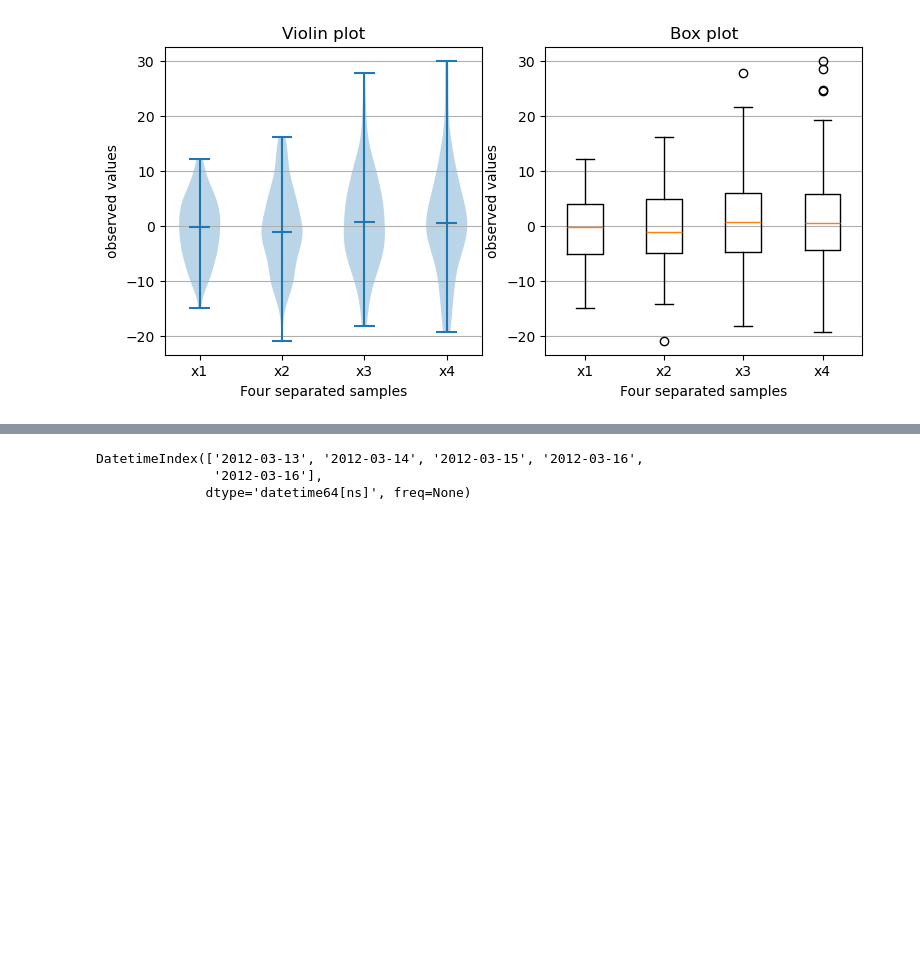
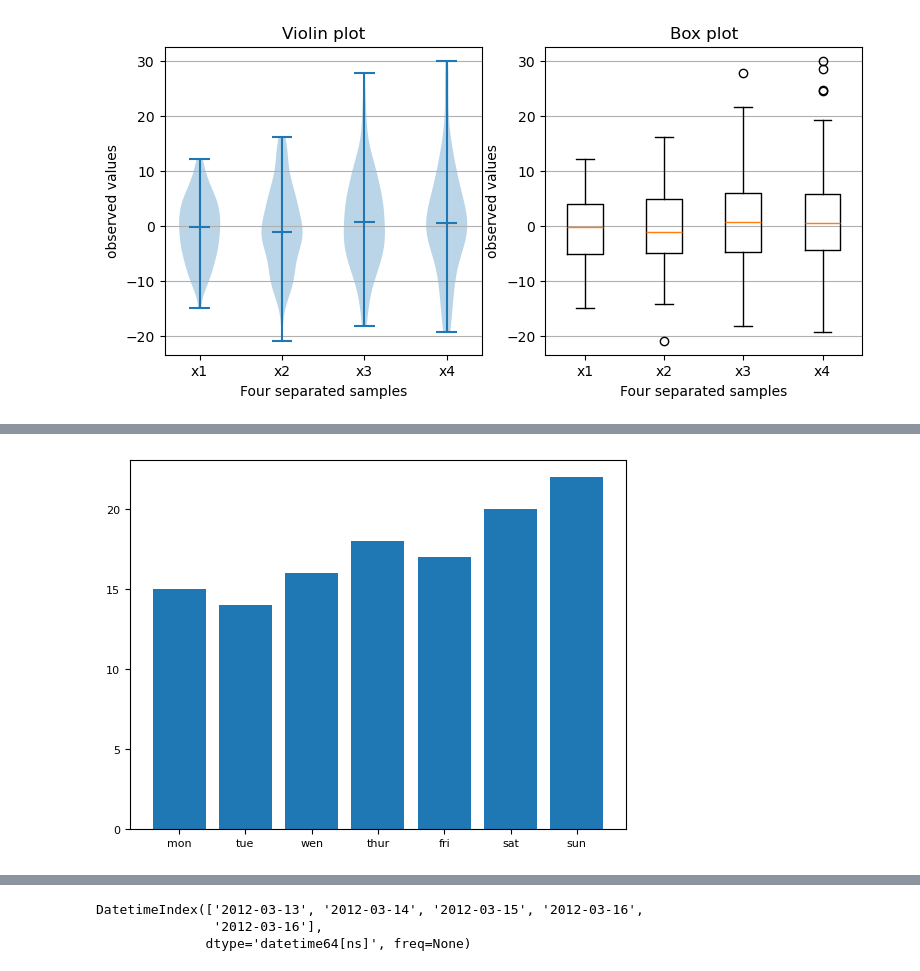
Before and after one commit to namsuhyeong/numpypr, a Jupyter notebook: numpy_basic_01.ipynb, the cells around one changed output, grey strips where cells are left out. Cells and saved outputs as stored; diff of their text form; code cells hidden in the pictures; blank space fills up the shorter version.

```diff
--- a/numpy_basic_01.ipynb
+++ b/numpy_basic_01.ipynb
@@ -874,0 +913,13 @@ plt.show()
+# %%
+# bar graph : 막대 그래프
+import matplotlib.pyplot as plt
+%matplotlib inline
+
+x = ['mon', 'tue', 'wen', 'thur', 'fri', 'sat', 'sun'] # 요일
+# x 데이터 : 범주형 데이터(서울, 대전, 대구, 부산...)
+y= [15,14,16,18,17,20,22] # 온도
+
+plt.bar(x,y)
+plt.show()
+# %% [output]
+[figure, added]
```
Also changed, not shown: parts of 30 cells of this notebook.
